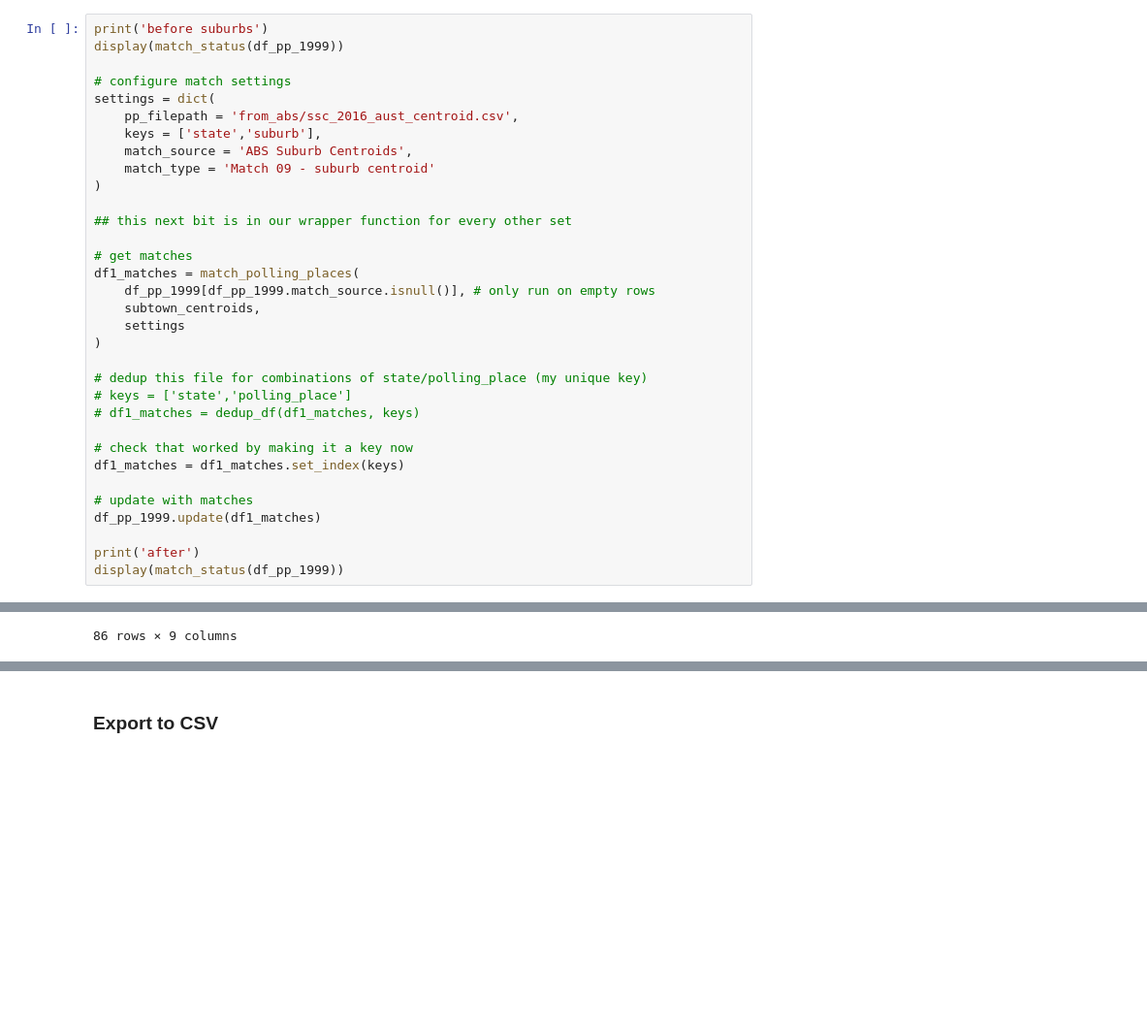
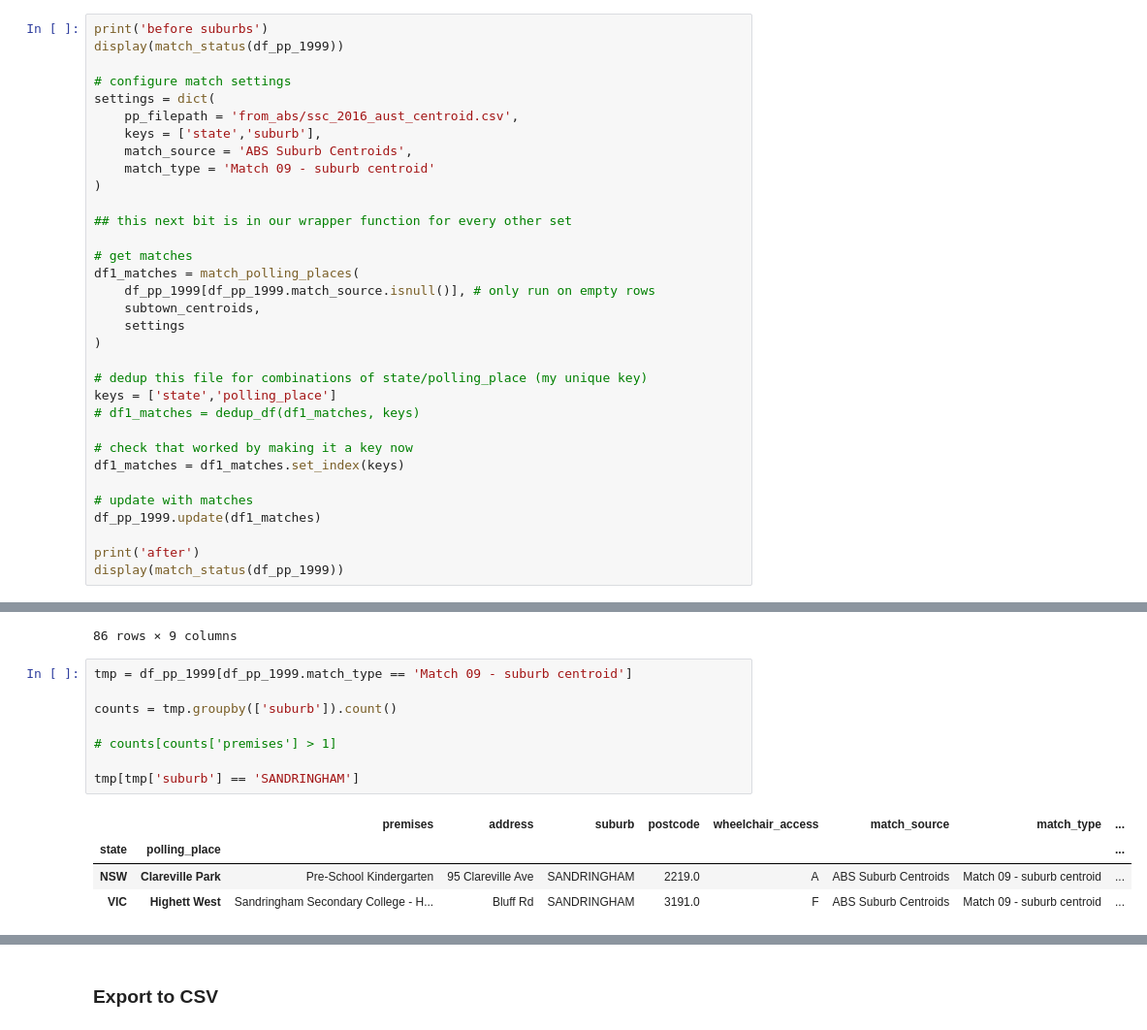
Before and after one commit to jaketclarke/australian_referenda, a Jupyter notebook: referenda_1999_geocode_polling_places.ipynb, the cells around one changed output, grey strips where cells are left out. Shown at 97% size. Drawn from its saved outputs; the diff is of its cells as text; blank space fills up the shorter version.

```diff
--- a/referenda_1999_geocode_polling_places.ipynb
+++ b/referenda_1999_geocode_polling_places.ipynb
@@ -623,7 +623,7 @@ df1_matches = match_polling_places(
 )
 
 # dedup this file for combinations of state/polling_place (my unique key)
-# keys = ['state','polling_place']
+keys = ['state','polling_place']
 # df1_matches = dedup_df(df1_matches, keys)
 
 # check that worked by making it a key now
@@ -682,5 +686,18 @@ df_pp_1999[df_pp_1999.match_source.isnull()]
 |  | Wangkatjungka | Wangkatjungka School (Christmas C... | Wangkatjungka Community School | FITZROY CROSSING | 6765.0 | N | NaN | NaN | ... |
 |  | Gairdner River | Gairdner River Primary School | Gairdner South Rd | GAIRDNER RIVER | 6337.0 | N | NaN | NaN | ... |
 86 rows × 9 columns
+# %%
+tmp = df_pp_1999[df_pp_1999.match_type == 'Match 09 - suburb centroid']
+
+counts = tmp.groupby(['suburb']).count()
+
+# counts[counts['premises'] > 1]
+
+tmp[tmp['suburb'] == 'SANDRINGHAM']
+# %% [output]
+|  |  | premises | address | suburb | postcode | wheelchair_access | match_source | match_type | ... |
+| state | polling_place |  |  |  |  |  |  |  | ... |
+| NSW | Clareville Park | Pre-School Kindergarten | 95 Clareville Ave | SANDRINGHAM | 2219.0 | A | ABS Suburb Centroids | Match 09 - suburb centroid | ... |
+| VIC | Highett West | Sandringham Secondary College - H... | Bluff Rd | SANDRINGHAM | 3191.0 | F | ABS Suburb Centroids | Match 09 - suburb centroid | ... |
 # %%
 subtown_centroids[subtown_centroids['suburb'] == 'KOGARAH']
```
Also changed, not shown: parts of 3 cells of this notebook.
